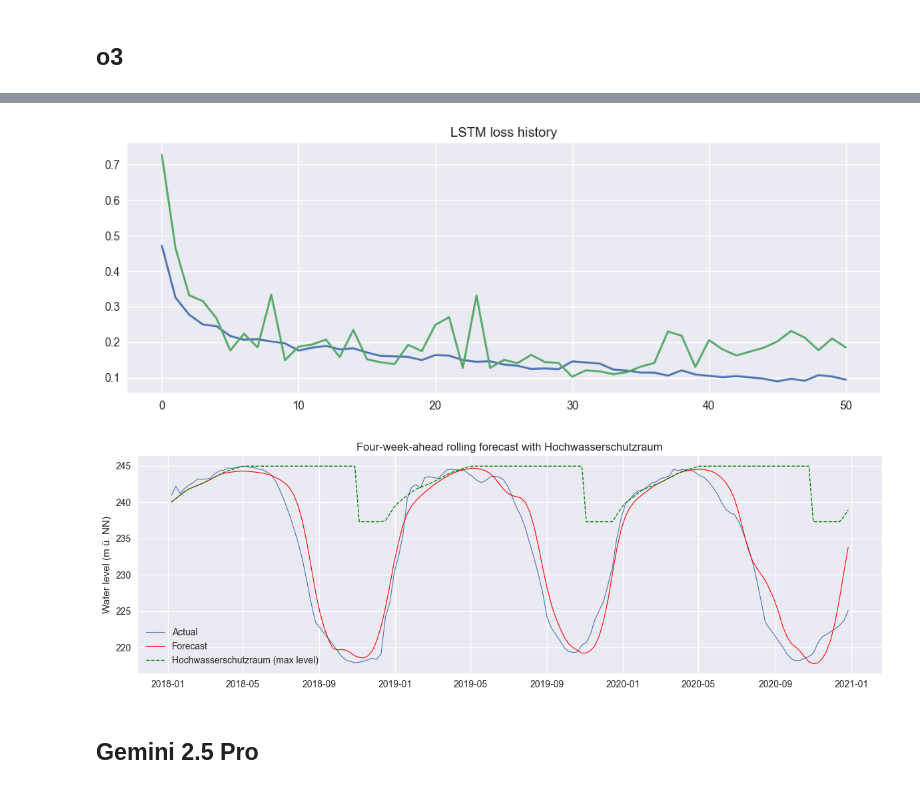
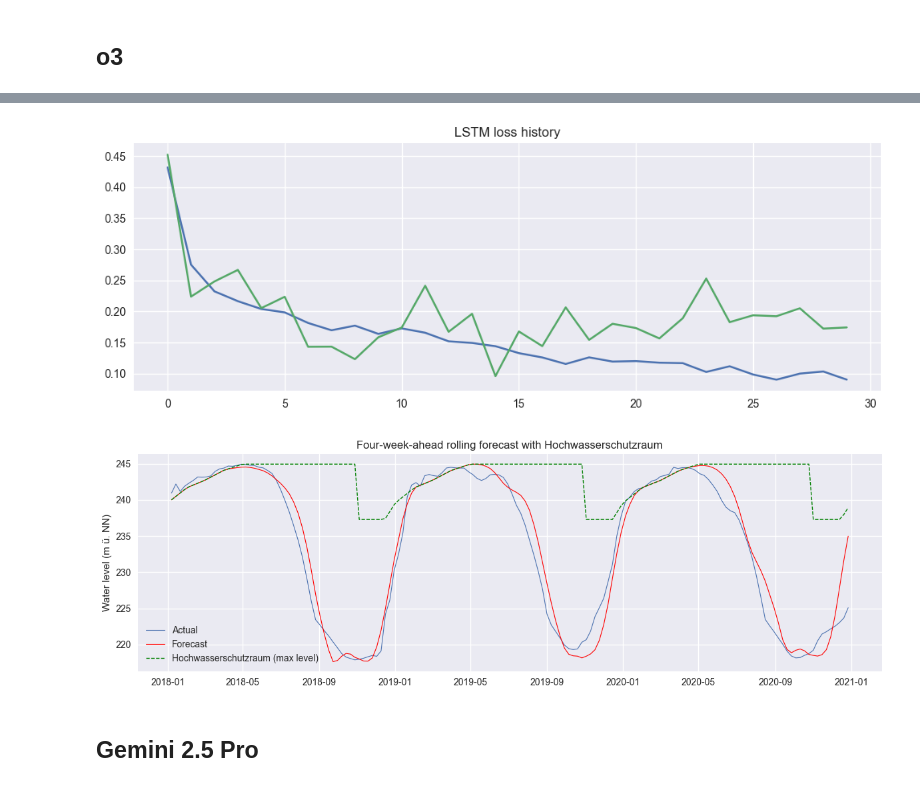
Before and after one commit to Marius-Knipp/edersee-water-prediction, a Jupyter notebook: notebooks/LSTM.ipynb, the cells around one changed output, grey strips where cells are left out. Cells and saved outputs as stored; diff of their text form; code cells hidden in the pictures.

Commit message:
LSTM with 2 layers (128 each)

```diff
--- a/notebooks/LSTM.ipynb
+++ b/notebooks/LSTM.ipynb
@@ -275,18 +275,6 @@ month_no = weekly_df.index.month
 weekly_df["sin12"] = np.sin(2 * np.pi * month_no / 12)
 weekly_df["cos12"] = np.cos(2 * np.pi * month_no / 12)
 
-# --- Add lagged target features ---
-# LAGS = [1, 4, 8, 52]          # 1 w, 4 w, 8 w, 1 y
-# for k in LAGS:
-#     weekly_df[f"lag{k}"] = weekly_df["value"].shift(k)
-
-# second harmonic
-# weekly_df["sin26"] = np.sin(2 * np.pi * week_no / 26)
-# weekly_df["cos26"] = np.cos(2 * np.pi * week_no / 26)
-
-# keep column order
-# weekly_df = weekly_df[["value", "sin52", "cos52", "sin26", "cos26"]]
-
 # ---------------------------------------------------------------
 # 3. Dynamic cap
 # ---------------------------------------------------------------
@@ -321,8 +309,6 @@ def compute_max_level_series(dates):
                      name="max_level_m")
 
 max_level = compute_max_level_series(weekly_df.index)
-
-# weekly_df["max_level"] = max_level
 
 # ---------------------------------------------------------------
 # 4. Train / validation split
@@ -374,9 +360,9 @@ print("-" * 40)
 
 model = Sequential([
     Input(shape=(LOOKBACK, n_features)),
-    LSTM(64, return_sequences=True),
+    LSTM(128, return_sequences=True),
     Dropout(0.2),
-    LSTM(32),
+    LSTM(128),
     Dropout(0.2),
     Dense(1)
 ])
@@ -485,6 +471,6 @@ Validation RMSE :  2.28
 ----------------------------------------
-[figure, old version]
+[figure, new version]
-[figure, old version]
+[figure, new version]
 # %% [markdown]
 ## Gemini 2.5 Pro
 # %%
```
Also changed, not shown: parts of 1 cell of this notebook.
